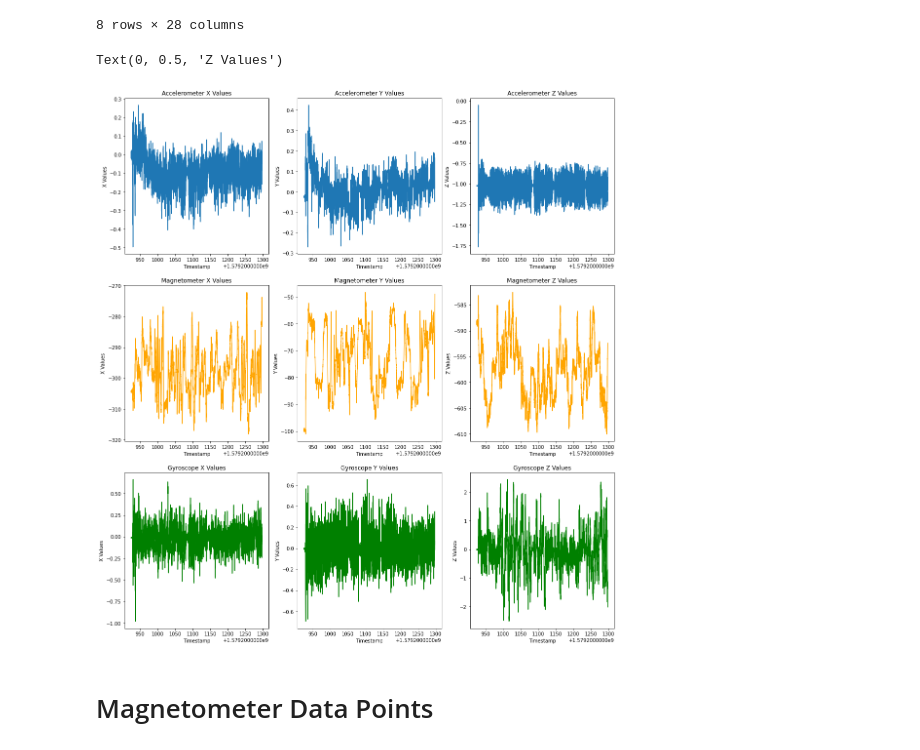
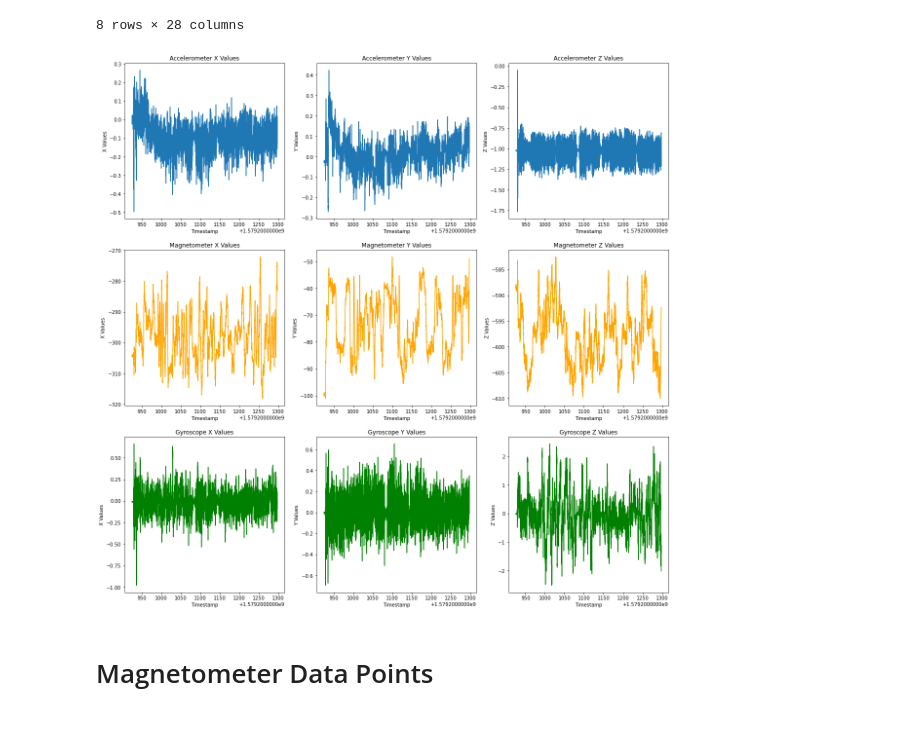
Before and after one commit to Shaza-Is/Re-IDOL, a Jupyter notebook: Notebooks/ReIDOL - Data Exploration.ipynb, the cells around one changed output. Drawn from its saved outputs; the diff is of its cells as text; code cells hidden in the pictures.

```diff
--- a/Notebooks/ReIDOL - Data Exploration.ipynb
+++ b/Notebooks/ReIDOL - Data Exploration.ipynb
@@ -72,7 +66,7 @@ gyro_x = df["iphoneGyroX"]
 gyro_y = df["iphoneGyroY"]
 gyro_z = df["iphoneGyroZ"]
 
-figure, axis = plt.subplots(3, 3)
+fig, axis = plt.subplots(3, 3, figsize=(20, 20))
 
 axis[0,0].plot(timestamp, acc_x)
 axis[0,0].set_title("Accelerometer X Values")
@@ -92,35 +86,37 @@ axis[0,2].set_ylabel("Z Values")
 axis[1,0].plot(timestamp, mag_x, "orange")
 axis[1,0].set_title("Magnetometer X Values")
 axis[1,0].set_xlabel("Timestamp")
 axis[1,0].set_ylabel("X Values")
 
 axis[1,1].plot(timestamp, mag_y, "orange")
 axis[1,1].set_title("Magnetometer Y Values")
 axis[1,1].set_xlabel("Timestamp")
 axis[1,1].set_ylabel("Y Values")
 
 axis[1,2].plot(timestamp, mag_z, "orange")
 axis[1,2].set_title("Magnetometer Z Values")
 axis[1,2].set_xlabel("Timestamp")
 axis[1,2].set_ylabel("Z Values")
 
 axis[2,0].plot(timestamp, gyro_x, "green")
 axis[2,0].set_title("Gyroscope X Values")
 axis[2,0].set_xlabel("Timestamp")
 axis[2,0].set_ylabel("X Values")
 
 axis[2,1].plot(timestamp, gyro_y, "green")
 axis[2,1].set_title("Gyroscope Y Values")
 axis[2,1].set_xlabel("Timestamp")
 axis[2,1].set_ylabel("Y Values")
 
 axis[2,2].plot(timestamp, gyro_z, "green")
 axis[2,2].set_title("Gyroscope Z Values")
 axis[2,2].set_xlabel("Timestamp")
 axis[2,2].set_ylabel("Z Values")
+
+
+fig.savefig("acc_mag_gyro.png", dpi=300, bbox_inches = "tight")
 # %% [output]
-Text(0, 0.5, 'Z Values')
-[figure, old version]
+[figure, new version]
 # %% [markdown]
 # Magnetometer Data Points
 # %%
```
Also changed, not shown: parts of 3 cells of this notebook, 2 other files.
